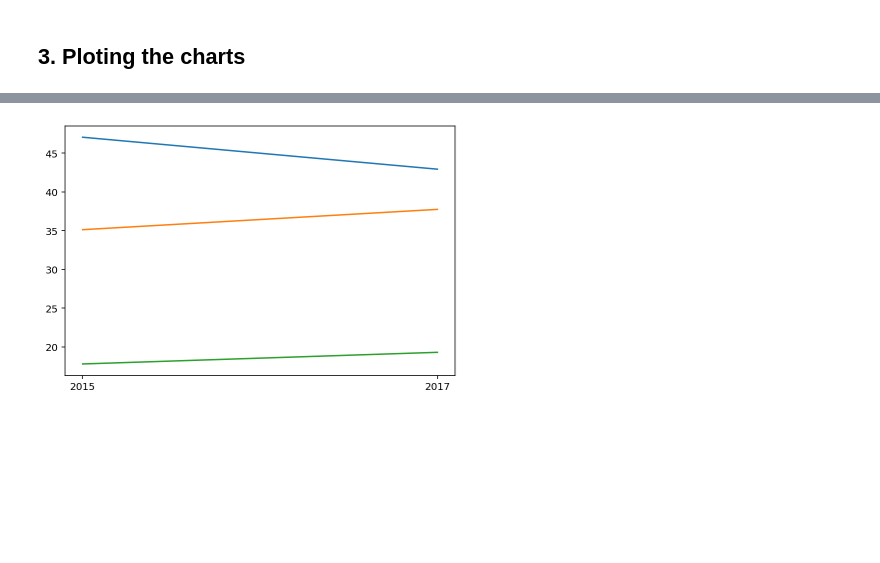
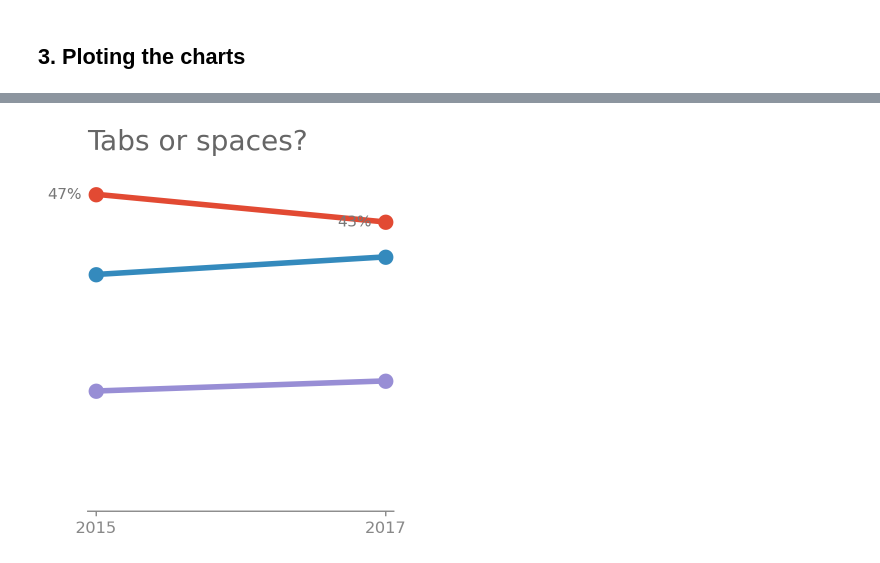
Before and after one commit to gabrieltempass/stack-overflow-survey, a Jupyter notebook: stack_overflow_survey.ipynb, the cells around one changed output, grey strips where cells are left out. Cells and saved outputs as stored; diff of their text form; code cells hidden in the pictures; blank space fills up the shorter version.

```diff
--- a/stack_overflow_survey.ipynb
+++ b/stack_overflow_survey.ipynb
@@ -8,6 +8,7 @@ import pandas as pd
 
 import matplotlib.pyplot as plt
 import matplotlib.gridspec as gs
+plt.style.use('./style/minimal.mplstyle')
 %config InlineBackend.figure_format='retina'
 
 import warnings
@@ -200,9 +201,9 @@ np_abs_q2_b = np.array(q2_b)
 
 total = np.sum([np_abs_q2_t, np_abs_q2_s, np_abs_q2_b], axis=0)
 
-perc_q2_t = list(np_abs_q2_t / total * 100)
-perc_q2_s = list(np_abs_q2_s / total * 100)
-perc_q2_b = list(np_abs_q2_b / total * 100)
+perc_q2_t = list(np_abs_q2_t / total)
+perc_q2_s = list(np_abs_q2_s / total)
+perc_q2_b = list(np_abs_q2_b / total)
 
 q2_y = df_q2.columns.tolist()
 # %% [markdown]
@@ -221,2 +246,12 @@ years = list(range(2011, 2021))
+# %%
+t0 = 'Survey respondents per year'
+t1 = 'How many caffeinated beverages per day?'
+t2 = 'Tabs or spaces?'
+t3 = '''How much do you agree or disagree with the following statement? I want to go to Mars right now, even if there's a chance I never come back.'''
+t4 = 'Star Wars or Star Trek?'
+t5 = 'Dogs or cats?'
+t6 = 'Do you believe in aliens?'
+t7 = 'How do you pronouce "GIF"?'
+t8 = 'Are you the "IT support person" for your family?'
 # %%
 plt.plot(years, respondents)
@@ -233,9 +276,28 @@ plt.show();
 # %%
-plt.plot(q2_y, perc_q2_t)
-plt.plot(q2_y, perc_q2_s)
-plt.plot(q2_y, perc_q2_b)
+fig = plt.figure(figsize=(4, 4.5))
+plt.plot(q2_y, perc_q2_t, 'o-', markersize=10)
+plt.plot(q2_y, perc_q2_s, 'o-', markersize=10)
+plt.plot(q2_y, perc_q2_b, 'o-', markersize=10)
+
+for x, y in zip(q2_y, perc_q2_t):
+    label = '{:.0%}'.format(y)
+    plt.annotate(label,  # this is the text
+                 (x, y),  # these are the coordinates to position the label
+                 textcoords='offset points',  # how to position the text
+                 xytext=(-10, 0),  # distance from text to points (x, y)
+                 ha='right',  # horizontal alignment can be left, right or center
+                 va='center',  # vertical alignment can be left, right or center
+                 color='#777777',
+                 fontsize=11)
+
+plt.ylim(0, 0.5)
+plt.tick_params(left=False, width=1)
+ax = plt.gca()
+ax.spines['left'].set_visible(False)
+ax.get_yaxis().set_visible(False)
+plt.title(t2)
 plt.tight_layout(h_pad=4, w_pad=4)
 plt.show();
 # %% [output]
-[figure, old version]
+[figure, new version]
 # %%
```
Also changed, not shown: parts of 11 cells of this notebook.
